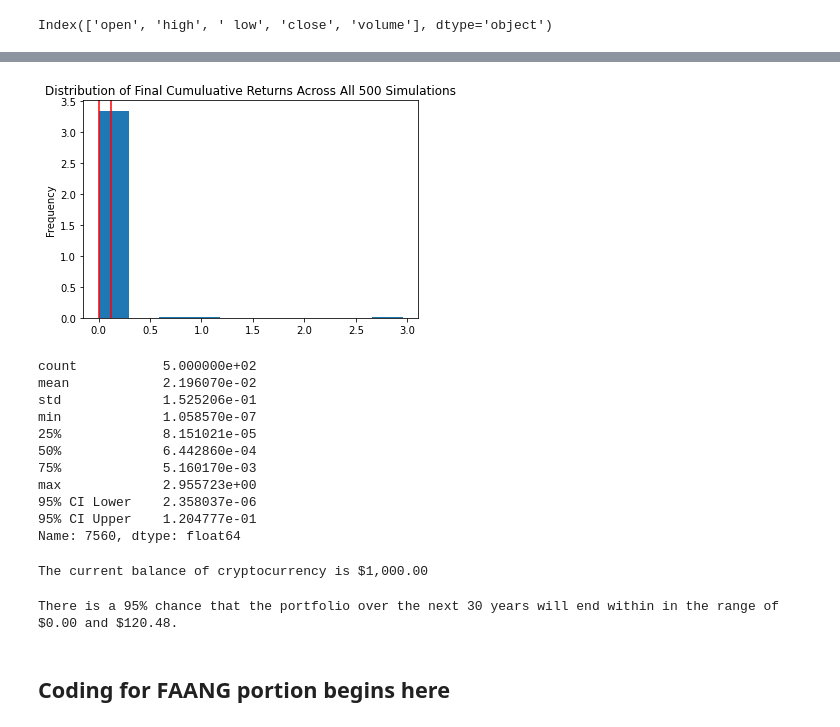
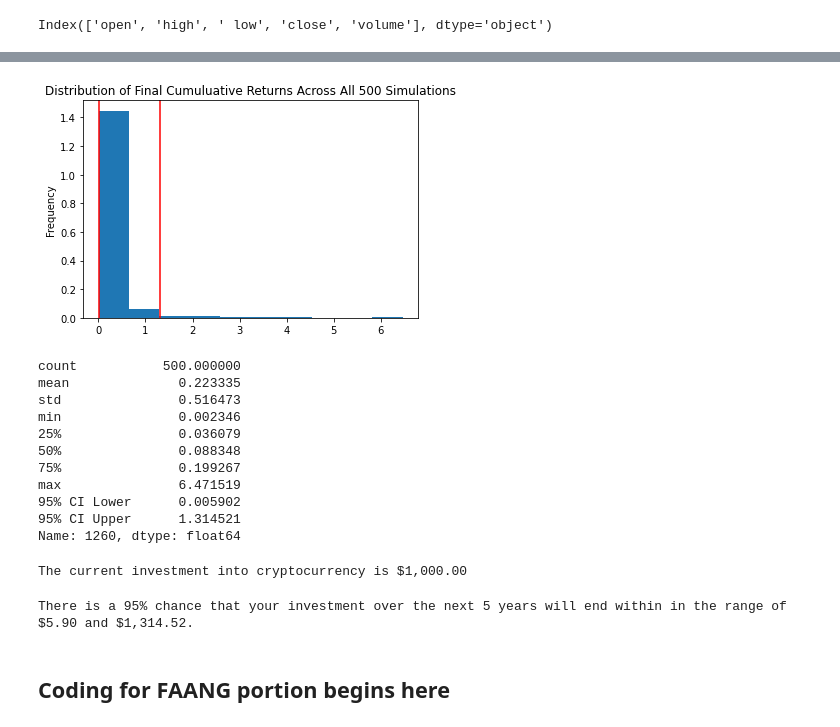
Before and after one commit to RJGiannini/Golden-Years, a Jupyter notebook: simulations.ipynb, the cells around one changed output, grey strips where cells are left out. Saved outputs shown, nothing was run; the diff lists cells and outputs as text; code cells hidden in the pictures.

```diff
--- a/simulations.ipynb
+++ b/simulations.ipynb
@@ -142,6 +143,7 @@ def clean_currency(price_string):
     price = price_string
     if type(price_string) == str:
         price_string = price_string.replace('$', '')
+        price_string = price_string.replace('-', '0')
         if price_string[-1] == 'K':
             thousand = 1000
             price_string = price_string.replace('K', '')
@@ -228,15 +230,15 @@ merged_df.head()
 # %%
-# Configure the Monte Carlo simulation to forecast 30 years cumulative returns
+# Configure the Monte Carlo simulation to forecast 5 years cumulative returns
 # Run 500 samples.
-MC_cryptothirtyyear = MCSimulation(
+MC_crypto = MCSimulation(
   portfolio_data = merged_df,
   weights = [.5, .5],
   num_simulation = 500,
-  num_trading_days = 252*30
+  num_trading_days = 252*5
 )
 
 # Review the simulation input data
-MC_cryptothirtyyear.portfolio_data.head()
+MC_crypto.portfolio_data.head()
 # %% [output]
 |  | BTC |  |  |  |  |  | ETH |  |  |  | ... |
 |  | open | high | low | close | volume | daily_return | open | high | low | close | ... |
@@ -289,43 +291,43 @@ MC_sim_line_plot = MC_cryptothirtyyear.plot_simulation()
 # %%
-# Visualize the probability distribution of the 30-year Monte Carlo simulation
+# Visualize the probability distribution of the 5-year Monte Carlo simulation
 # by plotting a histogram
-MC_sim_dist_plot = MC_cryptothirtyyear.plot_distribution()
+MC_sim_dist_plot = MC_crypto.plot_distribution()
 # %% [output]
-[figure, old version]
+[figure, new version]
 # %%
-# Generate summary statistics from the 30-year Monte Carlo simulation results
+# Generate summary statistics from the 5-year Monte Carlo simulation results
 # Save the results as a variable
-MC_summary_statistics = MC_cryptothirtyyear.summarize_cumulative_return()
+MC_summary_statistics = MC_crypto.summarize_cumulative_return()
 
 
-# Review the 30-year Monte Carlo summary statistics
+# Review the 5-year Monte Carlo summary statistics
 print(MC_summary_statistics)
 # %% [output]
-count           5.000000e+02
-mean            2.196070e-02
-std             1.525206e-01
-min             1.058570e-07
-25%             8.151021e-05
-50%             6.442860e-04
-75%             5.160170e-03
-max             2.955723e+00
-95% CI Lower    2.358037e-06
-95% CI Upper    1.204777e-01
-Name: 7560, dtype: float64
+count           500.000000
+mean              0.223335
+std               0.516473
+min               0.002346
+25%               0.036079
+50%               0.088348
+75%               0.199267
+max               6.471519
+95% CI Lower      0.005902
+95% CI Upper      1.314521
+Name: 1260, dtype: float64
 # %%
 # Print the current balance of the stock and bond portion of the members portfolio
-print(f"The current balance of cryptocurrency is ${savings_amount:,.2f}")
+print(f"The current investment into cryptocurrency is ${savings_amount:,.2f}")
 # %% [output]
-The current balance of cryptocurrency is $1,000.00
+The current investment into cryptocurrency is $1,000.00
 # %%
 # Use the lower and upper `95%` confidence intervals to calculate the range of the possible outcomes for the current stock/bond portfolio
-ci_lower_thirty_cumulative_return = MC_summary_statistics[8]*savings_amount
-ci_upper_thirty_cumulative_return = MC_summary_statistics[9]*savings_amount
+ci_lower_cumulative_return = MC_summary_statistics[8]*savings_amount
+ci_upper_cumulative_return = MC_summary_statistics[9]*savings_amount
 
 # Print the result of your calculations
-print(f"There is a 95% chance that the portfolio over the next 30 years will end within in the range of ${ci_lower_thirty_cumulative_return:,.2f} and ${ci_upper_thirty_cumulative_return:,.2f}.")
+print(f"There is a 95% chance that your investment over the next 5 years will end within in the range of ${ci_lower_cumulative_return:,.2f} and ${ci_upper_cumulative_return:,.2f}.")
 # %% [output]
-There is a 95% chance that the portfolio over the next 30 years will end within in the range of $0.00 and $120.48.
+There is a 95% chance that your investment over the next 5 years will end within in the range of $5.90 and $1,314.52.
 # %% [markdown]
 ## Coding for FAANG portion begins here
 # %% [markdown]
```
Also changed, not shown: parts of 43 cells of this notebook.
